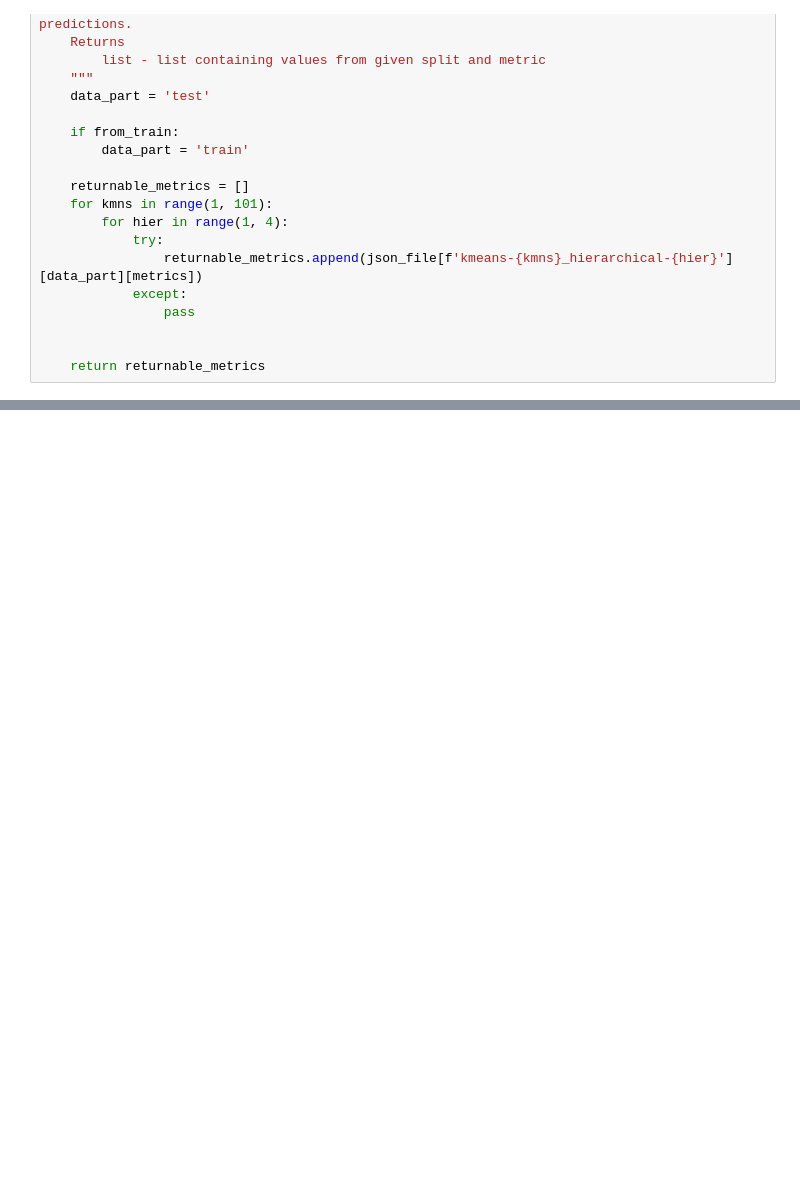
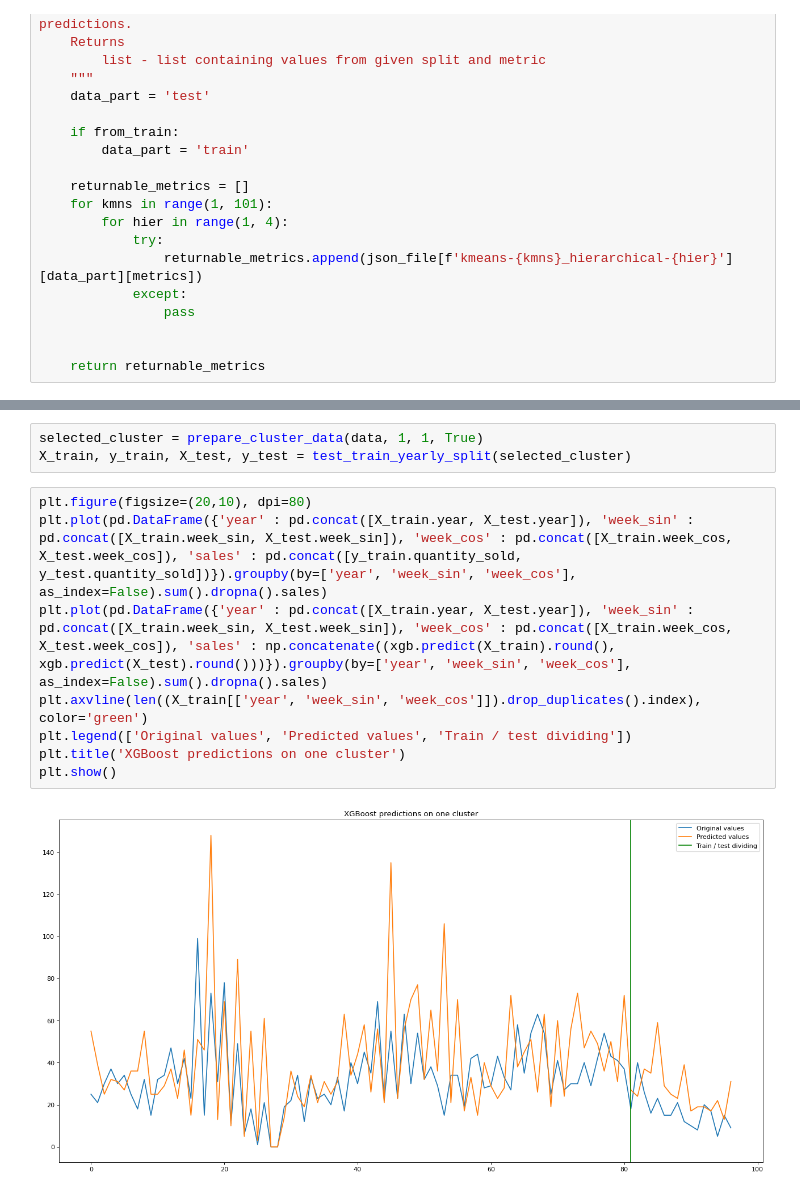
Before and after one commit to xSchon/BP, a Jupyter notebook: 03.Models.ipynb, the cells around one changed output, grey strips where cells are left out. Cells and saved outputs as stored; diff of their text form; blank space fills up the shorter version.

```diff
--- a/03.Models.ipynb
+++ b/03.Models.ipynb
@@ -897 +965,14 @@ plt.plot(pd.DataFrame({'year' : X_train.year, 'week_sin' : X_train.week_sin, 'we
+# %%
+selected_cluster = prepare_cluster_data(data, 1, 1, True)
+X_train, y_train, X_test, y_test = test_train_yearly_split(selected_cluster)
+# %%
+plt.figure(figsize=(20,10), dpi=80)
+plt.plot(pd.DataFrame({'year' : pd.concat([X_train.year, X_test.year]), 'week_sin' : pd.concat([X_train.week_sin, X_test.week_sin]), 'week_cos' : pd.concat([X_train.week_cos, X_test.week_cos]), 'sales' : pd.concat([y_train.quantity_sold, y_test.quantity_sold])}).groupby(by=['year', 'week_sin', 'week_cos'], as_index=False).sum().dropna().sales)
+plt.plot(pd.DataFrame({'year' : pd.concat([X_train.year, X_test.year]), 'week_sin' : pd.concat([X_train.week_sin, X_test.week_sin]), 'week_cos' : pd.concat([X_train.week_cos, X_test.week_cos]), 'sales' : np.concatenate((xgb.predict(X_train).round(), xgb.predict(X_test).round()))}).groupby(by=['year', 'week_sin', 'week_cos'], as_index=False).sum().dropna().sales)
+plt.axvline(len((X_train[['year', 'week_sin', 'week_cos']]).drop_duplicates().index), color='green')
+plt.legend(['Original values', 'Predicted values', 'Train / test dividing'])
+plt.title('XGBoost predictions on one cluster')
+plt.show()
+# %% [output]
+[figure, added]
 # %%
```
Also changed, not shown: parts of 9 cells of this notebook, 1 other file.
